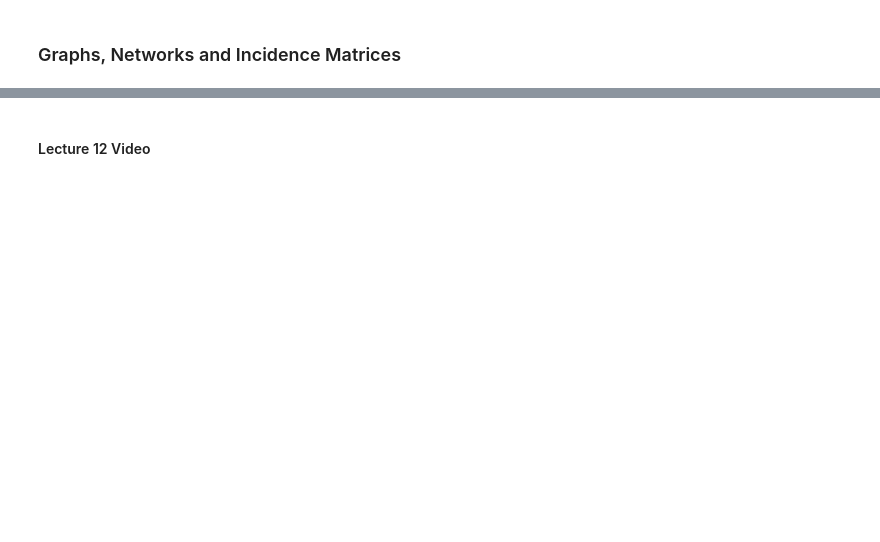
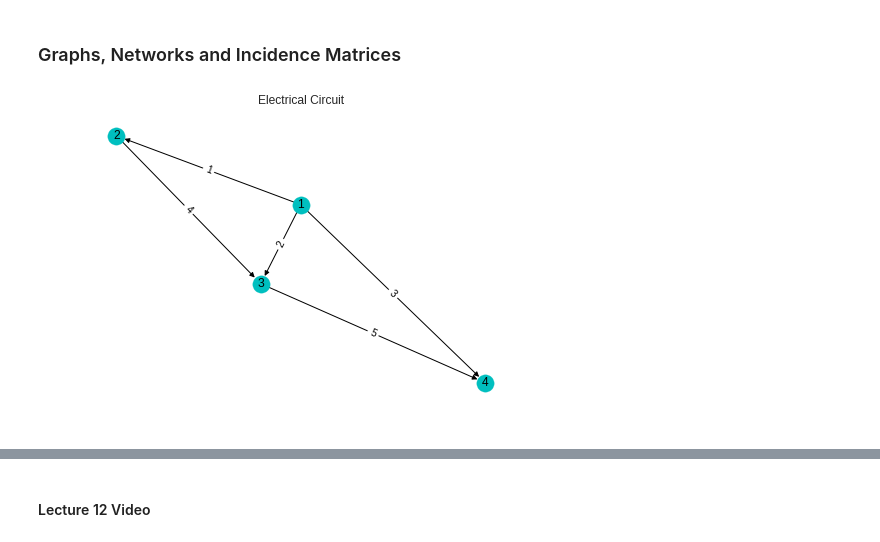
Before and after one commit to bulbuntu/notes, a Jupyter notebook: FinMath-LinearAlgebra.ipynb, the cells around one changed output, grey strips where cells are left out. Drawn from its saved outputs; the diff is of its cells as text; code cells hidden in the pictures; blank space fills up the shorter version.

Commit message:
Graphs,Nodes Lecture update.

```diff
--- a/FinMath-LinearAlgebra.ipynb
+++ b/FinMath-LinearAlgebra.ipynb
@@ -1216,2 +1315,20 @@ The solution y is unique when the null space of $A^T$ contains only the zero vec
 # %% [markdown]
 ### Graphs, Networks and Incidence Matrices
+# %%
+import networkx as nx
+import matplotlib.pyplot as plt
+nodes=[1,2,3,4]
+edges=[(1,2),(1,3),(1,4),(2,3),(3,4)]
+edgelabels={e:i+1 for i,e in enumerate(edges)}
+
+G=nx.DiGraph()
+G.add_nodes_from(nodes)
+G.add_edges_from(edges)
+pos=nx.spring_layout(G)
+nx.draw_networkx(G,pos,with_labels=1,arrows=True,ax=None,node_color='c')
+nx.draw_networkx_edge_labels(G,pos,edge_labels=edgelabels)
+plt.axis('off')
+plt.title("Electrical Circuit")
+plt.show()
+# %% [output]
+[figure, added]
```
Also changed, not shown: parts of 3 cells of this notebook.
